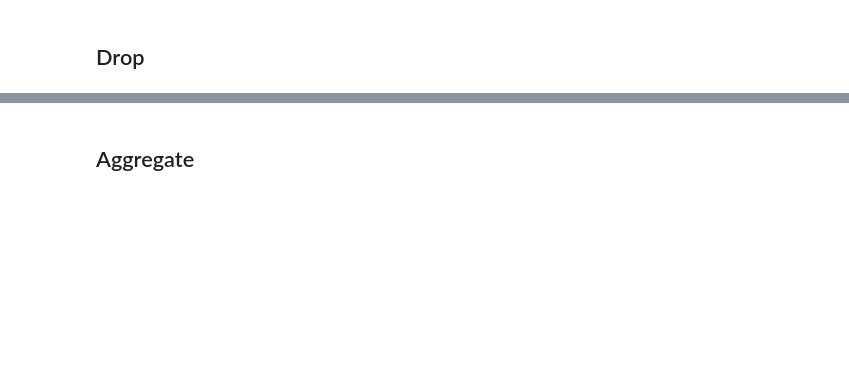
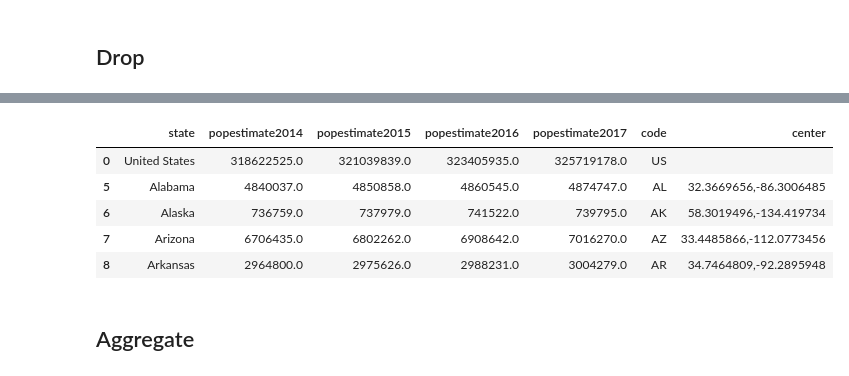
Before and after one commit to blairdev1023/gun_violence, a Jupyter notebook: clean.ipynb, the cells around one changed output, grey strips where cells are left out. Saved outputs shown, nothing was run; the diff lists cells and outputs as text; code cells hidden in the pictures; blank space fills up the shorter version.

Commit message:
adding state abbreviation and centers

```diff
--- a/clean.ipynb
+++ b/clean.ipynb
@@ -1,8 +1,11 @@
 # %%
 import pandas as pd
 import numpy as np
+from geopy.geocoders import Nominatim
 
+pd.set_option('display.max_rows', 100)
 pd.set_option('display.max_columns', 100)
+geocoder = Nominatim(user_agent='my-application', timeout=2)
 # %% [markdown]
 # Gun Violence
 # %% [markdown]
@@ -71,7 +74,9 @@ def cleaner(string):
     if type(string) != str:
         return string
     else:
-        return [word[3:] for word in string.split('||')]
+        cleaned_list = [word[3:] for word in string.split('||')]
+        cleaned_string = ','.join(cleaned_list)
+        return cleaned_string
 # %%
 clean_cols = [
     'gun_type',
@@ -140,3 +148,4 @@ df_state = df_state[[
     'popestimate2016',
     'popestimate2017'
 ]]
+df_state.rename(columns={'name': 'state'}, inplace=True)
@@ -143,3 +210,75 @@ df_state = df_state[[
+# %%
+capital_dict={
+    'Alabama': 'Montgomery',
+    'Alaska': 'Juneau',
+    'Arizona':'Phoenix',
+    'Arkansas':'Little Rock',
+    # Geopy couldn't find Sacramento *shrug*
+    'California': 'Los Angeles',
+    'Colorado':'Denver',
+    'Connecticut':'Hartford',
+    'Delaware':'Dover',
+    'Florida': 'Tallahassee',
+    'Georgia': 'Atlanta',
+    'Hawaii': 'Honolulu',
+    'Idaho': 'Boise',
+    'Illinois': 'Springfield',
+    'Indiana': 'Indianapolis',
+    'Iowa': 'Des Moines',
+    'Kansas': 'Topeka',
+    'Kentucky': 'Frankfort',
+    'Louisiana': 'Baton Rouge',
+    'Maine': 'Augusta',
+    'Maryland': 'Annapolis',
+    'Massachusetts': 'Boston',
+    'Michigan': 'Lansing',
+    'Minnesota': 'St. Paul',
+    'Mississippi': 'Jackson',
+    'Missouri': 'Jefferson City',
+    'Montana': 'Helena',
+    'Nebraska': 'Lincoln',
+    'Nevada': 'Carson City',
+    'New Hampshire': 'Concord',
+    'New Jersey': 'Trenton',
+    'New Mexico': 'Santa Fe',
+    'New York': 'Albany',
+    'North Carolina': 'Raleigh',
+    'North Dakota': 'Bismarck',
+    'Ohio': 'Columbus',
+    'Oklahoma': 'Oklahoma City',
+    'Oregon': 'Salem',
+    'Pennsylvania': 'Harrisburg',
+    'Rhode Island': 'Providence',
+    'South Carolina': 'Columbia',
+    'South Dakota': 'Pierre',
+    'Tennessee': 'Nashville',
+    'Texas': 'Austin',
+    'Utah': 'Salt Lake City',
+    'Vermont': 'Montpelier',
+    'Virginia': 'Richmond',
+    'Washington': 'Olympia',
+    'West Virginia': 'Charleston',
+    'Wisconsin': 'Madison',
+    'Wyoming': 'Cheyenne'
+}
+
+centers = []
+for state in df_state['state']:
+    if state != 'United States':
+        capital = capital_dict[state]
+        results = geocoder.geocode(f'{capital} {state}')
+        centers.append(f'{results.latitude},{results.longitude}')
+    else:
+        centers.append('')
+df_state['center'] = centers
+df_state.head()
+# %% [output]
+|  | state | popestimate2014 | popestimate2015 | popestimate2016 | popestimate2017 | code | center |
+| 0 | United States | 318622525.0 | 321039839.0 | 323405935.0 | 325719178.0 | US |  |
+| 5 | Alabama | 4840037.0 | 4850858.0 | 4860545.0 | 4874747.0 | AL | 32.3669656,-86.3006485 |
+| 6 | Alaska | 736759.0 | 737979.0 | 741522.0 | 739795.0 | AK | 58.3019496,-134.419734 |
+| 7 | Arizona | 6706435.0 | 6802262.0 | 6908642.0 | 7016270.0 | AZ | 33.4485866,-112.0773456 |
+| 8 | Arkansas | 2964800.0 | 2975626.0 | 2988231.0 | 3004279.0 | AR | 34.7464809,-92.2895948 |
 # %% [markdown]
 ## Aggregate
 # %%
```
Also changed, not shown: parts of 8 cells of this notebook.
